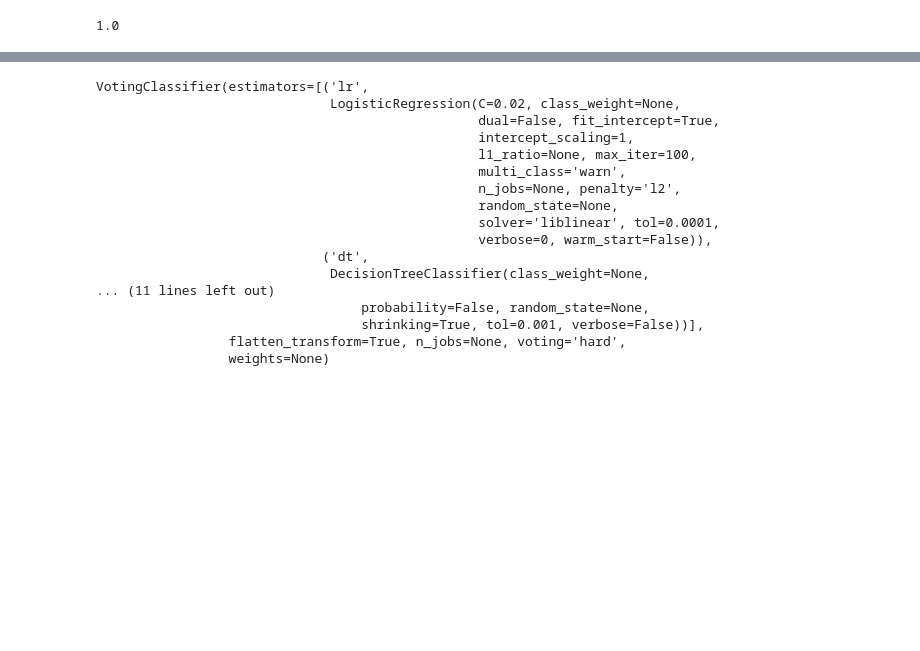
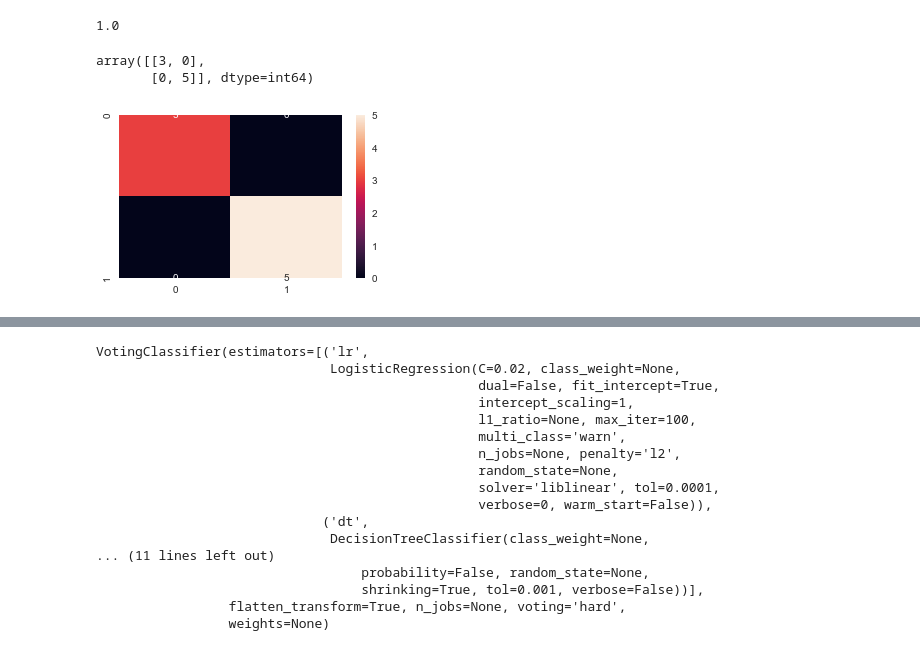
Before and after one commit to shivachandrakante/Classifying-weather-Student-will-Pass-the-Exam-or-Not, a Jupyter notebook: 11709191_KM028_64.ipynb, the cells around one changed output, grey strips where cells are left out. Saved outputs shown, nothing was run; the diff lists cells and outputs as text; code cells hidden in the pictures; blank space fills up the shorter version.

```diff
--- a/11709191_KM028_64.ipynb
+++ b/11709191_KM028_64.ipynb
@@ -701,3 +708,16 @@ array([0, 0, 0, 1, 1, 1, 1, 1])
 accuracy_score(validation_y,y_pred)
 # %% [output]
 1.0
+# %%
+cm_for_validation=confusion_matrix(validation_y,y_pred)
+cm_for_validation
+# %% [output]
+array([[3, 0],
+       [0, 5]], dtype=int64)
+# %%
+import seaborn as sns
+plt.figure(figsize=(5,3))
+sns.heatmap(cm_for_validation,annot=True)
+plt.show()
+# %% [output]
+[figure, added]
```
Also changed, not shown: parts of 27 cells of this notebook.
